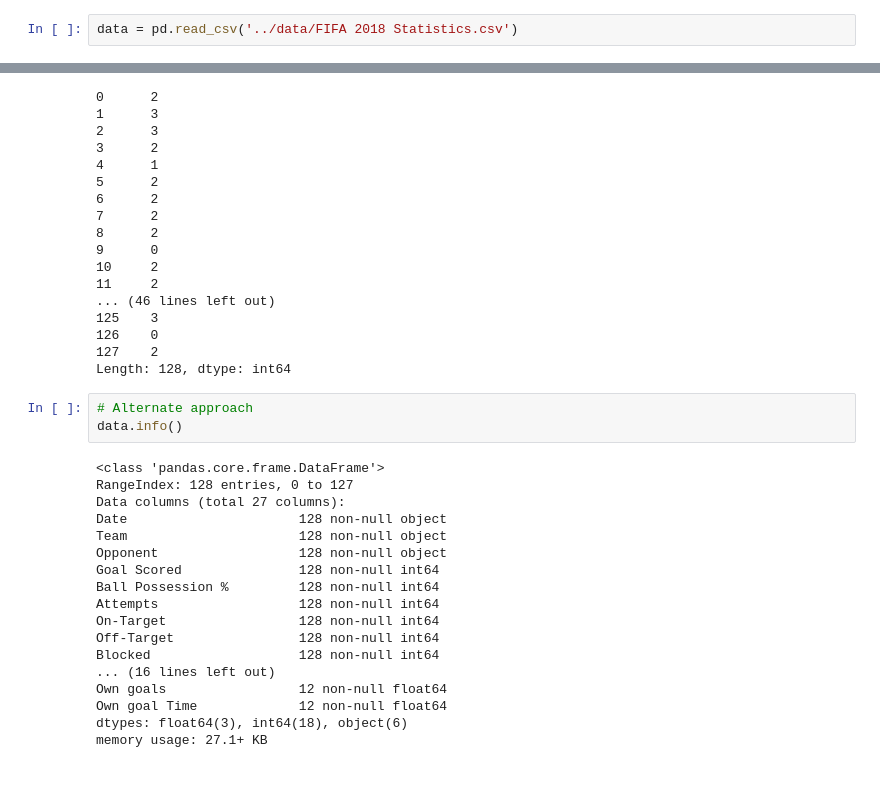
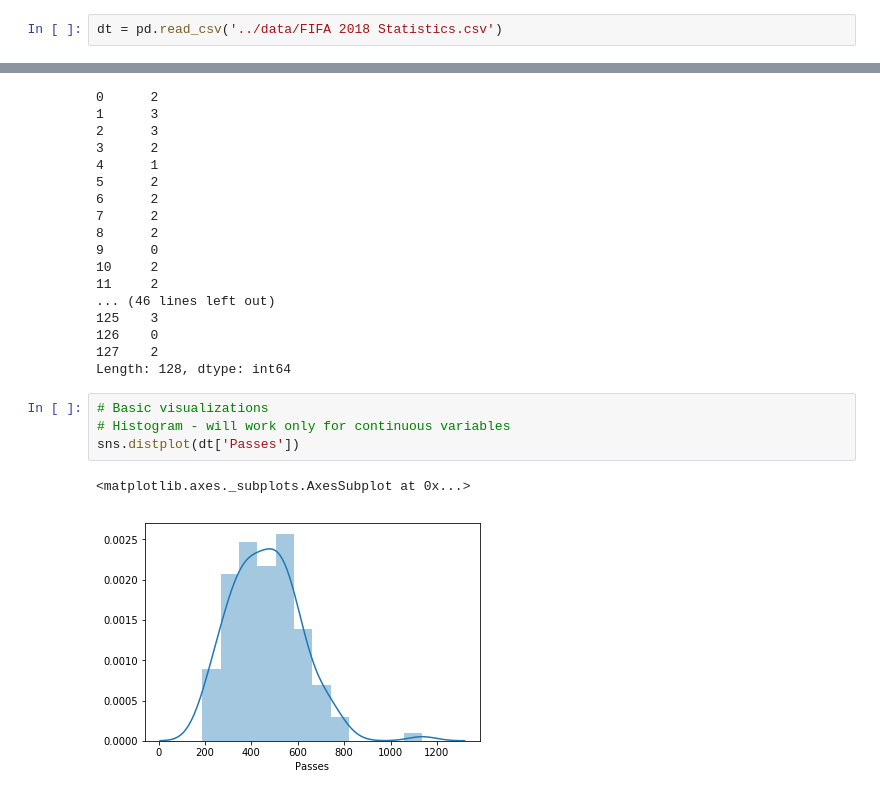
Before and after one commit to duttashi/datascience-notes, a Jupyter notebook: data exploration-notes/initial data exploration.ipynb, the cells around one changed output, grey strips where cells are left out. Cells and saved outputs as stored; diff of their text form.

Commit message:
modified notebook: added code for initial data exploration and visualization

```diff
--- a/data exploration-notes/initial data exploration.ipynb
+++ b/data exploration-notes/initial data exploration.ipynb
@@ -4,2 +13,2 @@ import pandas as pd
 # %%
-data = pd.read_csv('../data/FIFA 2018 Statistics.csv')
+dt = pd.read_csv('../data/FIFA 2018 Statistics.csv')
@@ -103,24 +145,10 @@ data.isnull().sum(axis=1)
 126    0
 127    2
 Length: 128, dtype: int64
-# %%
-# Alternate approach
-data.info()
-# %% [output]
-<class 'pandas.core.frame.DataFrame'>
-RangeIndex: 128 entries, 0 to 127
-Data columns (total 27 columns):
-Date                      128 non-null object
-Team                      128 non-null object
-Opponent                  128 non-null object
-Goal Scored               128 non-null int64
-Ball Possession %         128 non-null int64
-Attempts                  128 non-null int64
-On-Target                 128 non-null int64
-Off-Target                128 non-null int64
-Blocked                   128 non-null int64
-... (16 lines left out)
-Own goals                 12 non-null float64
-Own goal Time             12 non-null float64
-dtypes: float64(3), int64(18), object(6)
-memory usage: 27.1+ KB
+# %%
+# Basic visualizations
+# Histogram - will work only for continuous variables
+sns.distplot(dt['Passes'])
+# %% [output]
+<matplotlib.axes._subplots.AxesSubplot at 0x...>
+[figure, added]
```
Also changed, not shown: parts of 12 cells of this notebook.
